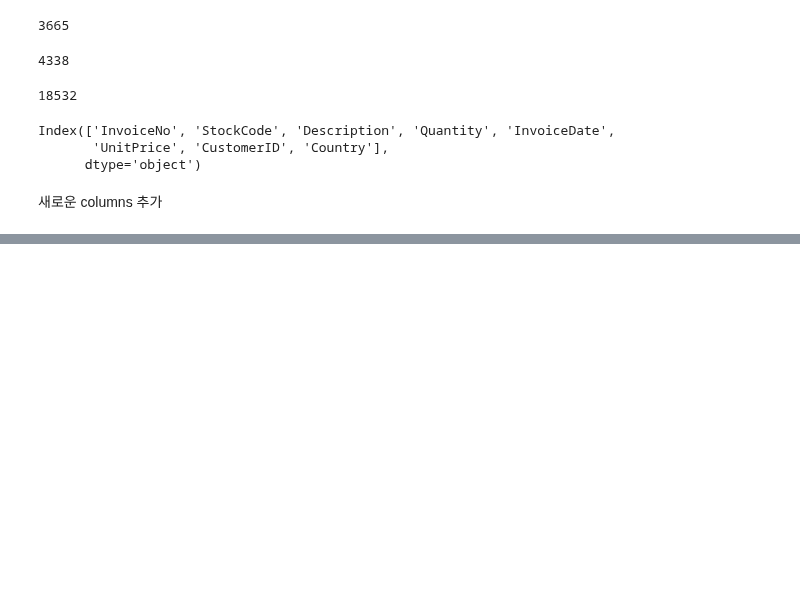
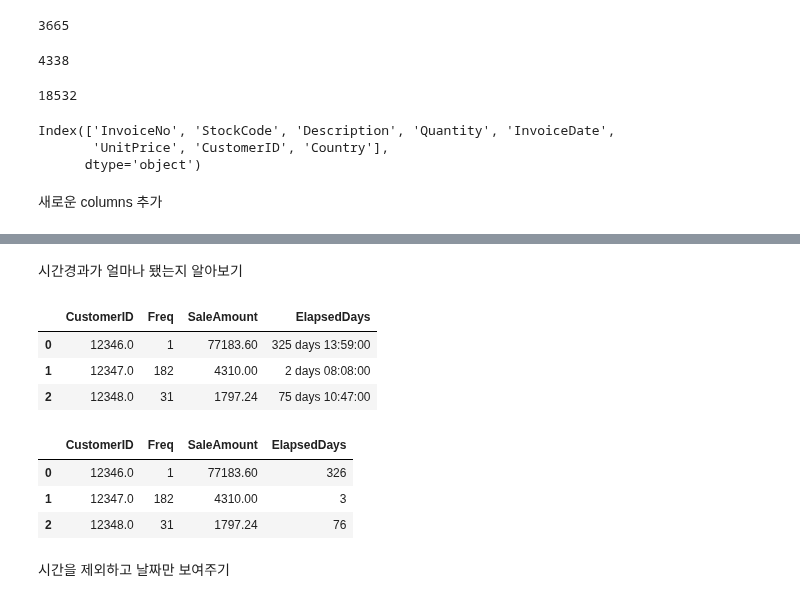
Before and after one commit to waldbear4/Python_2021, a Jupyter notebook: 20210624 KMEANS.ipynb, the cells around one changed output, grey strips where cells are left out. Cells and saved outputs as stored; diff of their text form; code cells hidden in the pictures; blank space fills up the shorter version.

```diff
--- a/20210624 KMEANS.ipynb
+++ b/20210624 KMEANS.ipynb
@@ -528,0 +574,21 @@ retail_df[:5]
+# %%
+customer_df['ElapsedDays'] = datetime.datetime(2011,12,10)  -customer_df['ElapsedDays']
+# %% [markdown]
+시간경과가 얼마나 됐는지 알아보기
+# %%
+customer_df[:3]
+# %% [output]
+|  | CustomerID | Freq | SaleAmount | ElapsedDays |
+| 0 | 12346.0 | 1 | 77183.60 | 325 days 13:59:00 |
+| 1 | 12347.0 | 182 | 4310.00 | 2 days 08:08:00 |
+| 2 | 12348.0 | 31 | 1797.24 | 75 days 10:47:00 |
+# %%
+customer_df['ElapsedDays'] = customer_df['ElapsedDays'].apply(lambda x: x.days+1)
+customer_df[:3]
+# %% [output]
+|  | CustomerID | Freq | SaleAmount | ElapsedDays |
+| 0 | 12346.0 | 1 | 77183.60 | 326 |
+| 1 | 12347.0 | 182 | 4310.00 | 3 |
+| 2 | 12348.0 | 31 | 1797.24 | 76 |
+# %% [markdown]
+시간을 제외하고 날짜만 보여주기
```
Also changed, not shown: parts of 9 cells of this notebook.
